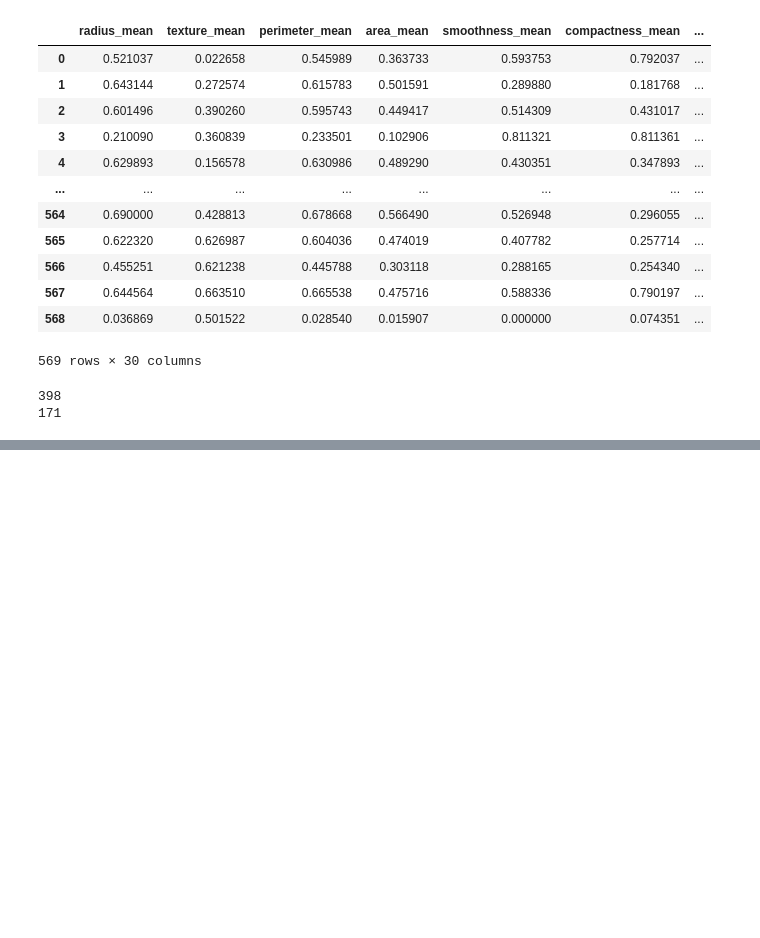
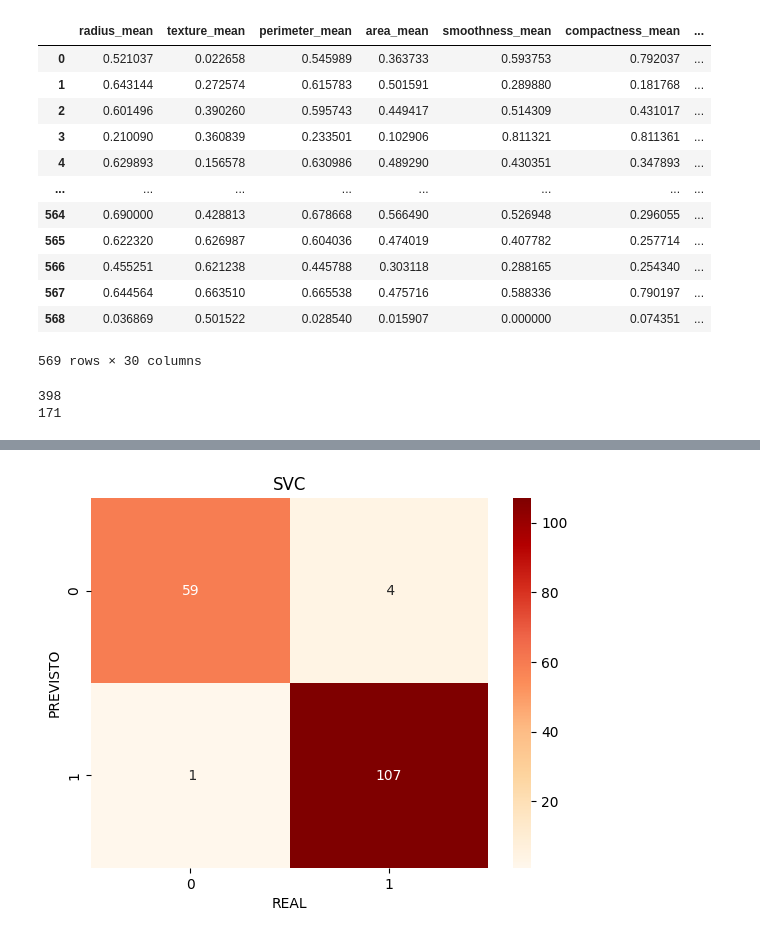
Before and after one commit to enricovivan/ml_python, a Jupyter notebook: ntrb/breast-cancer-certo.ipynb, the cells around one changed output, grey strips where cells are left out. Cells and saved outputs as stored; diff of their text form; code cells hidden in the pictures; blank space fills up the shorter version.

```diff
--- a/ntrb/breast-cancer-certo.ipynb
+++ b/ntrb/breast-cancer-certo.ipynb
@@ -172,6 +190,14 @@ rf = RandomForestClassifier(n_estimators=estimator,random_state=state)
 model = rf.fit(x_treino, y_treino)
 
 y_predict = model.predict(x_teste)
+# %%
+sns.heatmap(confusion_matrix(y_teste, y_predict), cmap='OrRd', annot=True, fmt='2.0f')
+plt.title('SVC')
+plt.ylabel('PREVISTO')
+plt.xlabel('REAL')
+plt.show()
+# %% [output]
+[figure, added]
 # %%
 acuracia = accuracy_score(y_teste,y_predict)
 precisao = precision_score(y_teste,y_predict)
```
Also changed, not shown: parts of 20 cells of this notebook, 5 other files.
